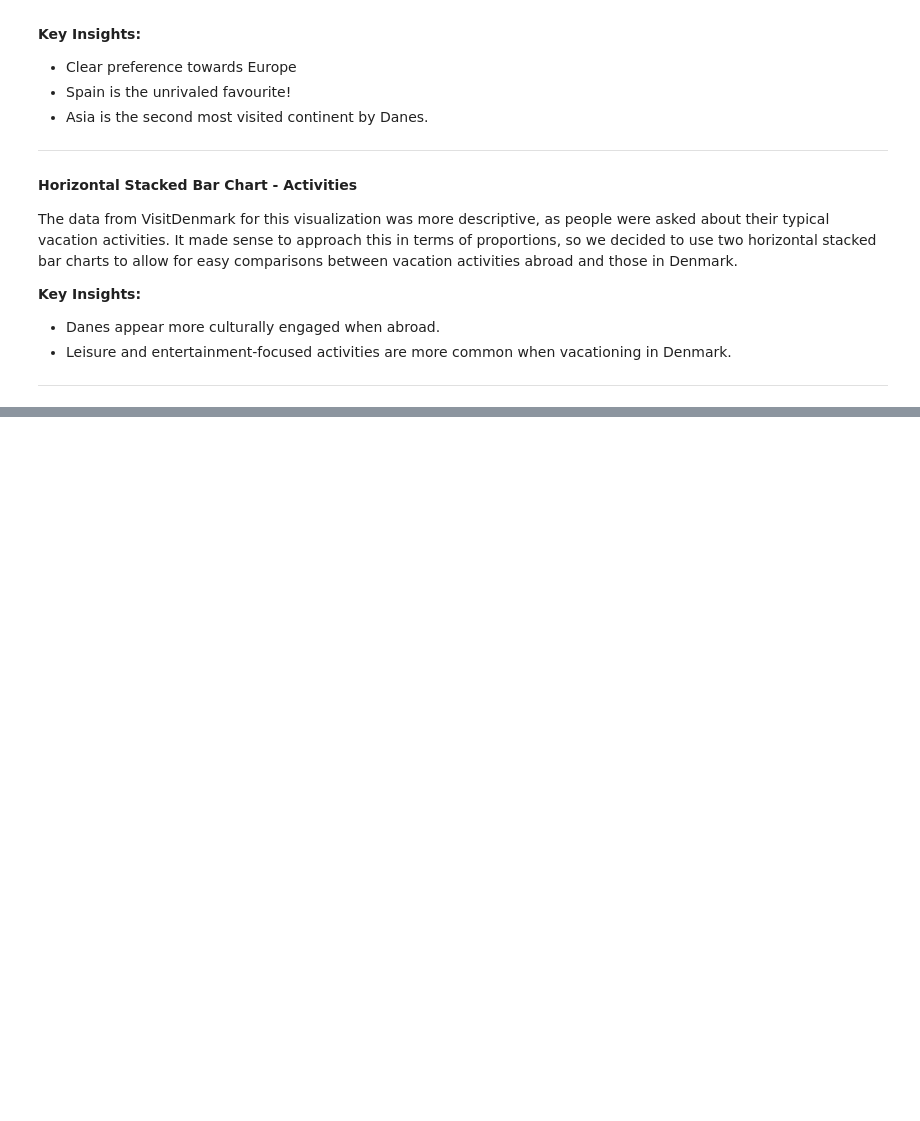
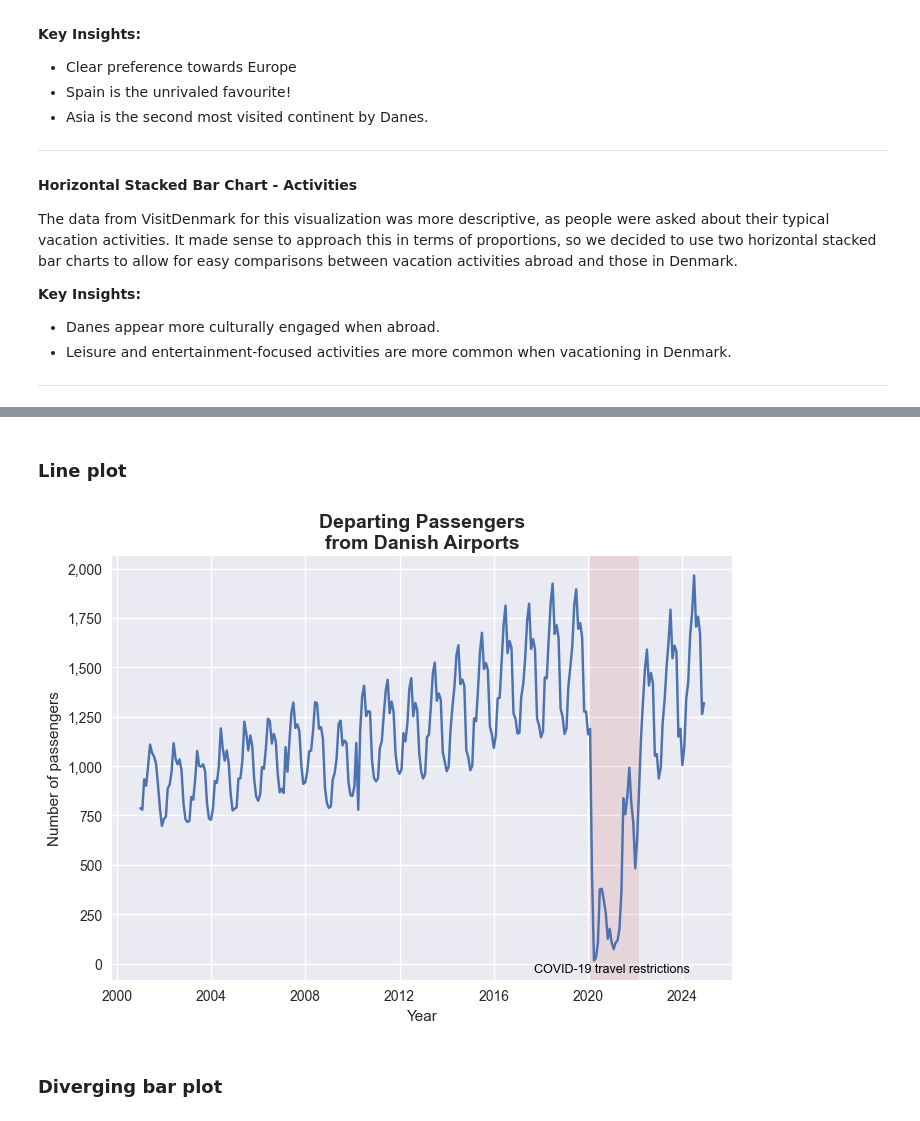
Before and after one commit to clarachristiansen/clarachristiansen.github.io, a Jupyter notebook: scripts/Final.ipynb, the cells around one changed output, grey strips where cells are left out. Cells and saved outputs as stored; diff of their text form; code cells hidden in the pictures; blank space fills up the shorter version.

```diff
--- a/scripts/Final.ipynb
+++ b/scripts/Final.ipynb
@@ -312,0 +660,3 @@ aggregated data. More individual behaviour
+# %%
+# Read data
+data = pd.read_csv('../data/activities.csv')
@@ -312,0 +668,5 @@ aggregated data. More individual behaviour
+# %%
+# Colors
+colors = pc.qualitative.Prism
+while len(colors) < len(df):  # Repeat colors if not enough
+    colors += colors
@@ -312,0 +1637,2 @@ aggregated data. More individual behaviour
+# %% [markdown]
+### Line plot
@@ -312,0 +1645,45 @@ aggregated data. More individual behaviour
+# %%
+# Load data
+data = pd.read_csv('../data/airplane_passengers_monthly.csv', encoding='unicode_escape', sep=';', header=None).drop(0, axis=1)
+data.columns = ['str_date', 'passengers']
+# %%
+# Preprocess
+data['month'] = data['str_date'].apply(lambda x: int(x.split('M')[1]))
+data['year'] = data['str_date'].apply(lambda x: int(x.split('M')[0]))
+data = data[['year', 'month', 'passengers']]
+
+data['day'] = 1 # because we only have one observation per month
+data['date'] = pd.to_datetime(data[['day', 'month', 'year']])
+# %%
+# Actual plot
+plt.style.use('seaborn-v0_8')  # Clean grid style
+plt.plot(data['date'], data['passengers'])
+plt.xlabel('Year')
+plt.ylabel('Number of passengers')
+plt.title('Departing Passengers\nfrom Danish Airports', fontsize=14, weight='bold')
+
+# Format y-axis ticks (comma-separated thousands)
+ax = plt.gca()
+yticks = ax.get_yticks()
+ax.set_yticklabels([f"{int(tick):,}" for tick in yticks])  # Adjusted for actual passenger values
+
+# COVID-19 annotation (March 2020 - March 2022)
+covid_start = '2020-02'
+covid_end = '2022-03'
+y_min = ax.get_ylim()[0]  # Bottom of the plot
+
+# Add colored span (BuGn palette, semi-transparent)
+ax.axvspan(covid_start, covid_end, color='#d17d7d', alpha=0.2, lw=0)
+
+# Add label just above x-axis
+label_y = y_min + (ax.get_ylim()[1] - y_min) * 0.01  # 2% above bottom
+label_x = datetime(2021, 1, 1)  # January 2021 as datetime object
+ax.text(label_x, label_y, 'COVID-19 travel restrictions',
+        ha='center', va='bottom', color='black', fontsize=9)
+
+plt.savefig('../assets_own/departing_passengers.png')
+plt.show()
+# %% [output]
+[figure, added]
+# %% [markdown]
+### Diverging bar plot
```
Also changed, not shown: parts of 43 cells of this notebook.
